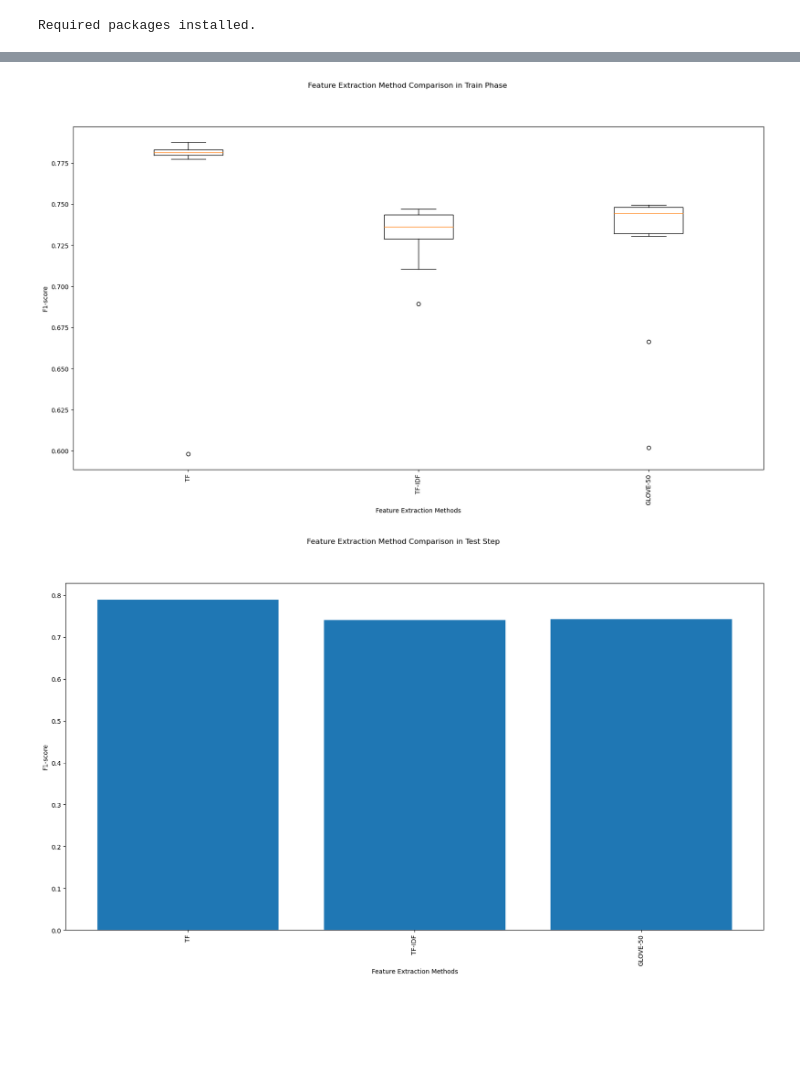
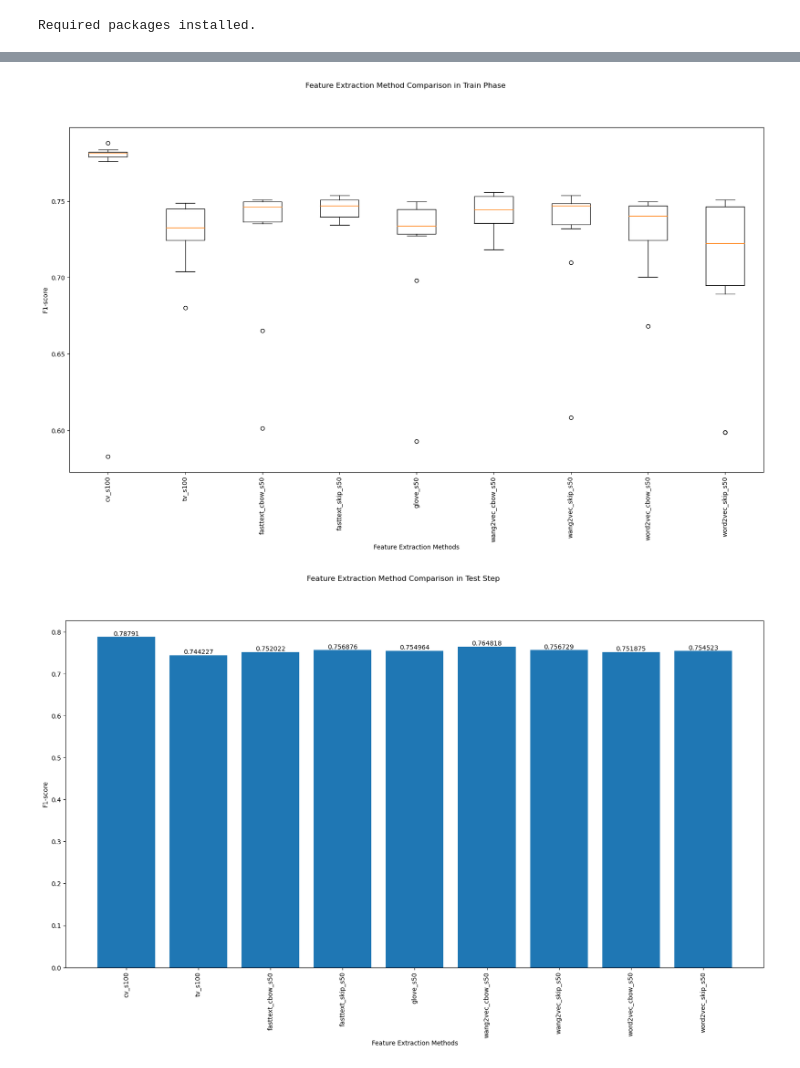
Before and after one commit to gomesluiz/product-review-analytics, a Jupyter notebook: notebooks/05 - Data Modeling and Evaluation.ipynb, the cells around one changed output, grey strips where cells are left out. Drawn from its saved outputs; the diff is of its cells as text; code cells hidden in the pictures; blank space fills up the shorter version.

Commit message:
include more embedding vectorizers

```diff
--- a/notebooks/05 - Data Modeling and Evaluation.ipynb
+++ b/notebooks/05 - Data Modeling and Evaluation.ipynb
@@ -92,19 +70,19 @@ baseline_estimator_distributions = {
         'n_neighbors': list(range(1, 31, 2)),
         'weights': ['uniform', 'distance']
 }
-# %%
-model, scores = train_model(reviews_train_features_cv, reviews_train_target_cv, baseline_estimator, baseline_estimator_distributions)
-train_scores.append(list(scores))
-
-test_scores.append(test_model(model, reviews_test_features_cv, reviews_test_target_cv))
-# %%
-model, scores = train_model(reviews_train_features_tv, reviews_train_target_tv, baseline_estimator, baseline_estimator_distributions)
-train_scores.append(list(scores))
-
-test_scores.append(test_model(model, reviews_test_features_tv, reviews_test_target_tv))
-# %%
-
-model, scores = train_model(reviews_train_features_gv, reviews_train_target_gv, baseline_estimator, baseline_estimator_distributions)
-train_scores.append(list(scores))
-
-test_scores.append(test_model(model, reviews_test_features_gv, reviews_test_target_gv))
+# %%
+vectorizer_names  = ["cv_s100", "tv_s100", "fasttext_cbow_s50", "fasttext_skip_s50", "glove_s50", "wang2vec_cbow_s50", "wang2vec_skip_s50", "word2vec_cbow_s50", "word2vec_skip_s50"]
+
+for name in vectorizer_names:
+    print(f"Load {name} vectorized database.")
+    reviews_train_features, reviews_train_target = load_pickle_dataset(f"../data/processed/buscape_reviews_train_dataset_{name}.pkl")
+    reviews_test_features, reviews_test_target = load_pickle_dataset(f"../data/processed/buscape_reviews_test_dataset_{name}.pkl")
+
+    print(f"Train {name} with vectorized database.")
+    model, scores = train_model(reviews_train_features, reviews_train_target, baseline_estimator, baseline_estimator_distributions)
+    train_scores.append(list(scores))
+
+    print(f"Test {name} with vectorized database.")
+    test_scores.append(test_model(model, reviews_test_features, reviews_test_target))
+
+print("Finish building model.")
@@ -111,21 +107,22 @@ test_scores.append(test_model(model, reviews_test_features_gv, reviews_test_targ
 # %%
 fig, ax = plt.subplots(figsize=(20,10))
 plt.xticks(rotation=90)
 fig.suptitle('Feature Extraction Method Comparison in Train Phase')
 _ = plt.boxplot(train_scores)
-ax.set_xticklabels(['TF', 'TF-IDF', 'GLOVE-50'])
+ax.set_xticklabels(vectorizer_names)
 ax.set_ylabel('F1-score')
 ax.set_xlabel('Feature Extraction Methods')
 plt.show()
 # %% [output]
-[figure, old version]
+[figure, new version]
 # %%
 fig, ax = plt.subplots(figsize=(20,10))
 plt.xticks(rotation=90)
 fig.suptitle('Feature Extraction Method Comparison in Test Step')
-_ = plt.bar(['TF', 'TF-IDF', 'GLOVE-50'], test_scores)
+bars = plt.bar(vectorizer_names, test_scores)
 ax.set_ylabel('F1-score')
 ax.set_xlabel('Feature Extraction Methods')
+ax.bar_label(bars)
 plt.show()
 # %% [output]
-[figure, old version]
+[figure, new version]
```
Also changed, not shown: parts of 2 cells of this notebook, 4 other files.
